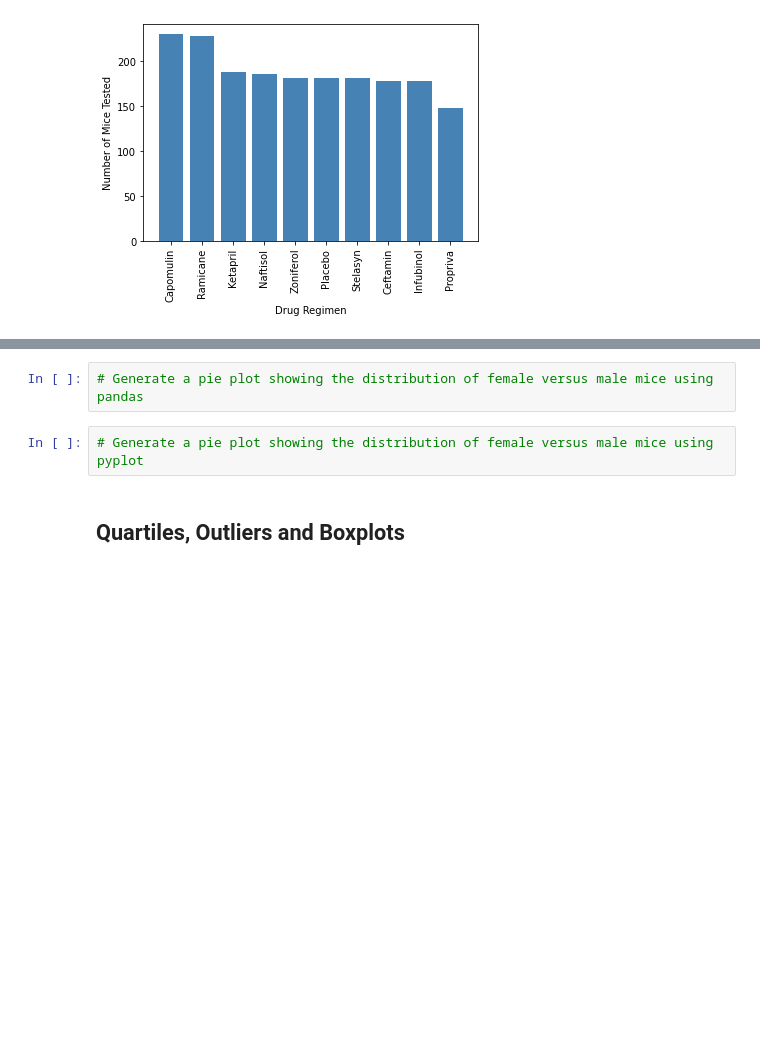
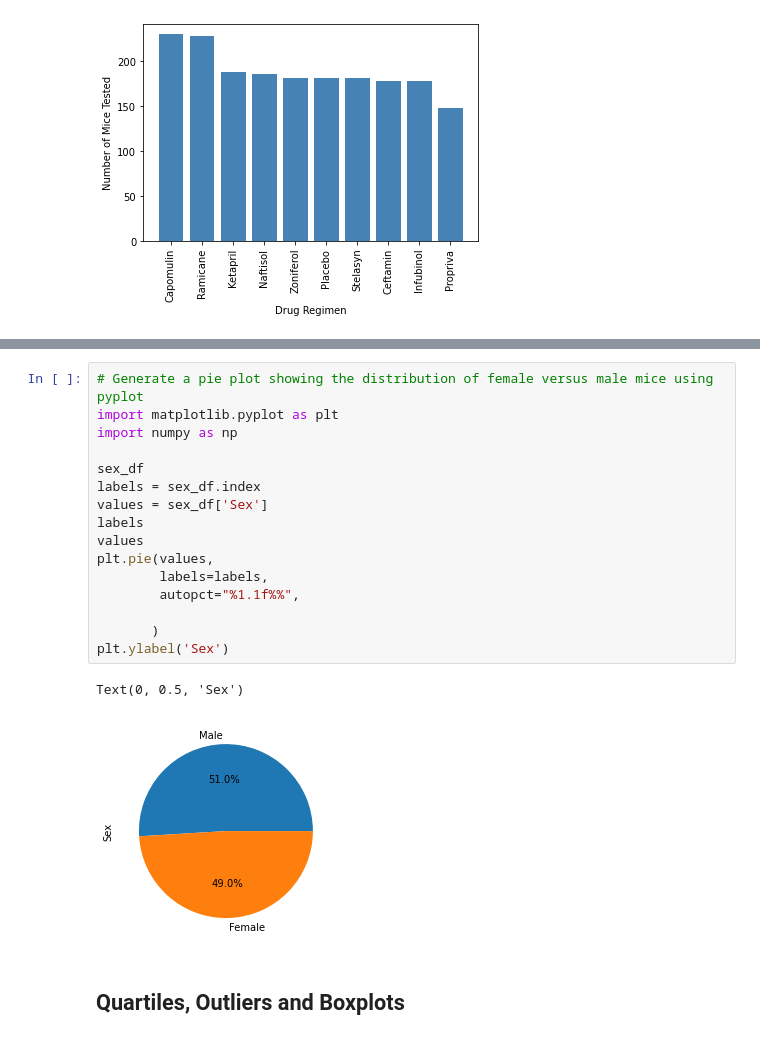
Before and after one commit to Jagjeet/matplotlib-challenge, a Jupyter notebook: pymaceuticals_analysis.ipynb, the cells around one changed output, grey strips where cells are left out. Saved outputs shown, nothing was run; the diff lists cells and outputs as text; blank space fills up the shorter version.

```diff
--- a/pymaceuticals_analysis.ipynb
+++ b/pymaceuticals_analysis.ipynb
@@ -166,7 +181,22 @@ plt.show()
 # %%
-# Generate a pie plot showing the distribution of female versus male mice using pandas
+# Generate a pie plot showing the distribution of female versus male mice using pyplot
+import matplotlib.pyplot as plt
+import numpy as np
+
+sex_df
+labels = sex_df.index
+values = sex_df['Sex']
+labels
+values
+plt.pie(values,
+        labels=labels,
+        autopct="%1.1f%%",
+
+       )
+plt.ylabel('Sex')
+# %% [output]
+Text(0, 0.5, 'Sex')
+[figure, added]
-# %%
-# Generate a pie plot showing the distribution of female versus male mice using pyplot
 # %% [markdown]
 ## Quartiles, Outliers and Boxplots
 # %%
```
Also changed, not shown: parts of 1 cell of this notebook.
